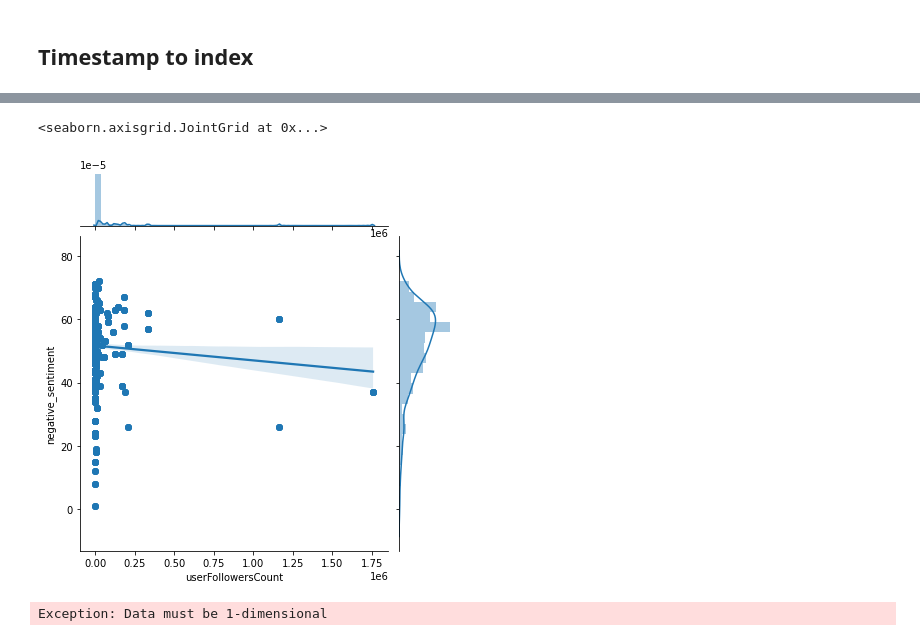
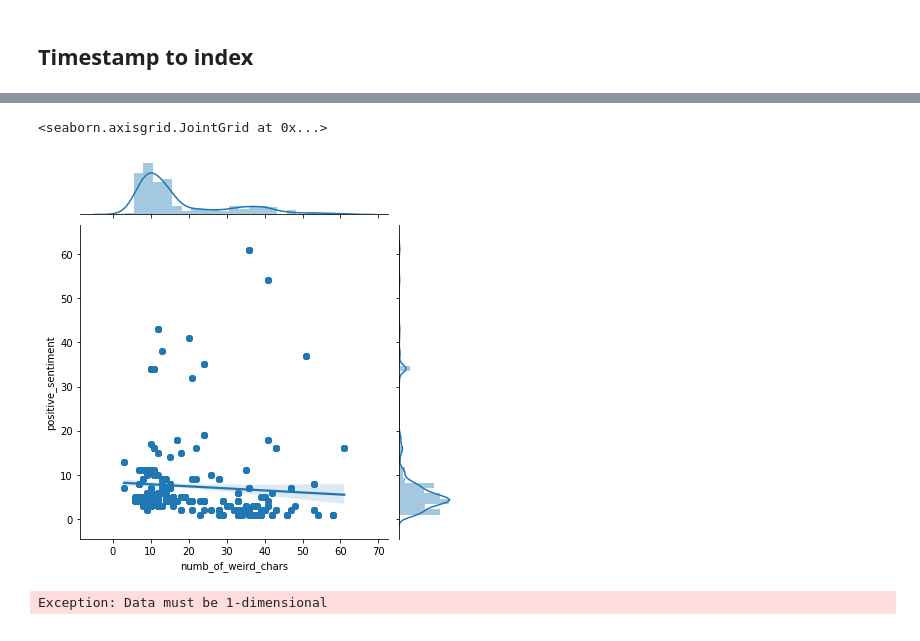
Before and after one commit to glasgowm148/Calamity, a Jupyter notebook: src/python/notebooks/src/Play-Python.ipynb, the cells around one changed output, grey strips where cells are left out. Cells and saved outputs as stored; diff of their text form; code cells hidden in the pictures.

```diff
--- a/src/python/notebooks/src/Play-Python.ipynb
+++ b/src/python/notebooks/src/Play-Python.ipynb
@@ -126,9 +377,15 @@ fV = [[1.559258762E12, 2.0, 58.0, 14.0, 86.0, 948.0, 64.0, 59.0, 0.0], [1.558524
 # %%
 ## Column names
 
-feature_vector_keys = ["timestamp", "positive_sentiment", "negative_sentiment", \
-                        "numb_of_weird_chars", "tweet_length", "userFollowersCount", "userFriendsCount","user_listed_count",
-                        "tfidf"
+feature_vector_keys = ["timestamp", "tweet_id_str", "positive_sentiment", "negative_sentiment", \
+                        "numb_of_weird_chars", "tweet_length", "userFollowersCount",\
+                       "userFriendsCount","user_listed_count", "tfidf_fire"
                        ]
 
 feature_vector_keys
+
+# Without Timestamp as that becomes index
+feature_vector_keys_trimmed = ["tweet_id_str", "positive_sentiment", "negative_sentiment", \
+                        "numb_of_weird_chars", "tweet_length", "userFollowersCount",\
+                       "userFriendsCount","user_listed_count", "tfidf_fire"
+                       ]
@@ -300,8 +588,8 @@ print(scores)
 # %%
-sns.jointplot(x=df_time['userFollowersCount'], y=df_time['negative_sentiment'], data=df_time, kind='reg')
+sns.jointplot(x=df['numb_of_weird_chars'], y=df['positive_sentiment'], data=df, kind='reg')
 # %% [output]
 <seaborn.axisgrid.JointGrid at 0x...>
-[figure, old version]
+[figure, new version]
 # %%
 # NW https://github.com/SSaishruthi/Linear_Regression_Detailed_Implementation/blob/master/Linear_Regression.ipynb
 x_train, x_test, y_train, y_test = train_test_split(df_time['negative_sentiment'], df_time['positive_sentiment'], test_size=0.2, random_state=42)
```
Also changed, not shown: parts of 57 cells of this notebook, 26 other files.
